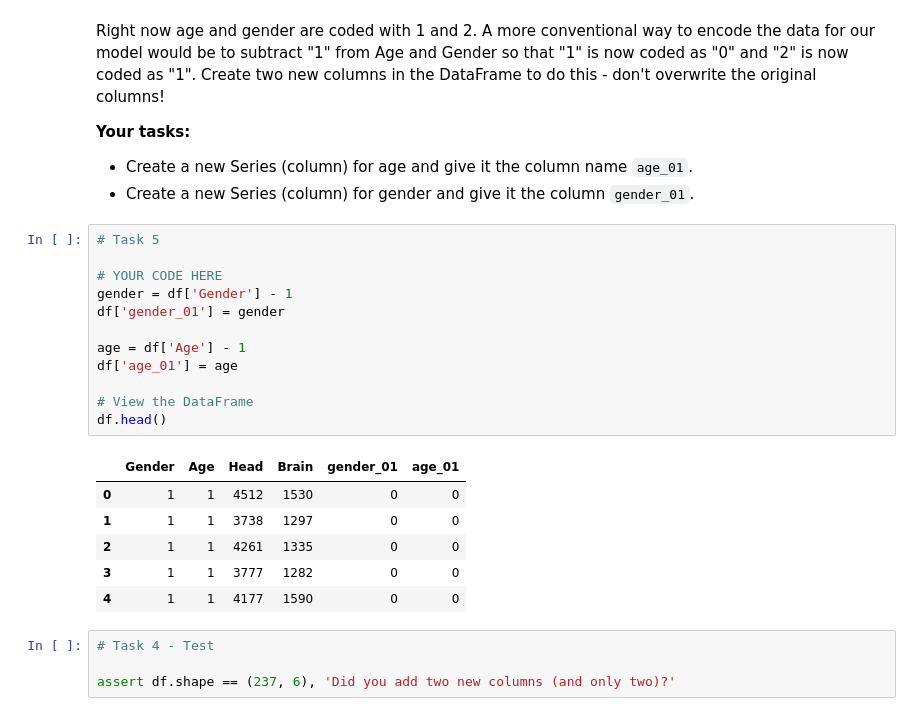
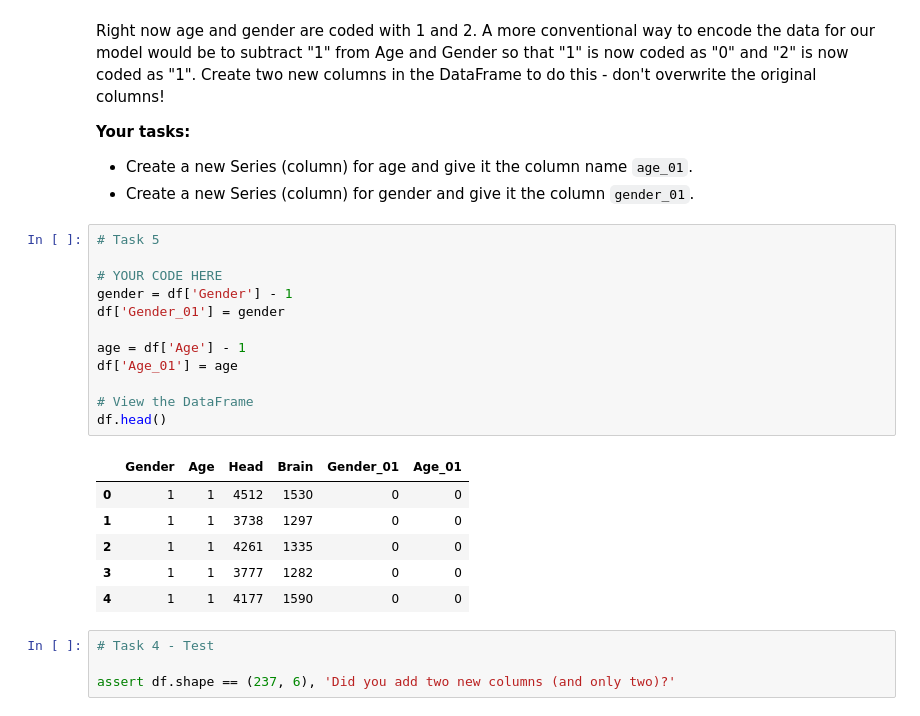
Before and after one commit to lucaanescu/DS-Unit-1-Sprint-3-Linear-Algebra, a Jupyter notebook: LS_DS_133_Multiple_Regression_Assignment_AG.ipynb, the cells around one changed output. Saved outputs shown, nothing was run; the diff lists cells and outputs as text.

```diff
--- a/LS_DS_133_Multiple_Regression_Assignment_AG.ipynb
+++ b/LS_DS_133_Multiple_Regression_Assignment_AG.ipynb
@@ -182,17 +177,17 @@ Right now age and gender are coded with 1 and 2.  A more conventional way to enc
 # %%
 # Task 5
 
 # YOUR CODE HERE
 gender = df['Gender'] - 1
-df['gender_01'] = gender
+df['Gender_01'] = gender
 
 age = df['Age'] - 1
-df['age_01'] = age
+df['Age_01'] = age
 
 # View the DataFrame
 df.head()
 # %% [output]
-|  | Gender | Age | Head | Brain | gender_01 | age_01 |
+|  | Gender | Age | Head | Brain | Gender_01 | Age_01 |
 | 0 | 1 | 1 | 4512 | 1530 | 0 | 0 |
 | 1 | 1 | 1 | 3738 | 1297 | 0 | 0 |
 | 2 | 1 | 1 | 4261 | 1335 | 0 | 0 |
```
Also changed, not shown: parts of 11 cells of this notebook.
